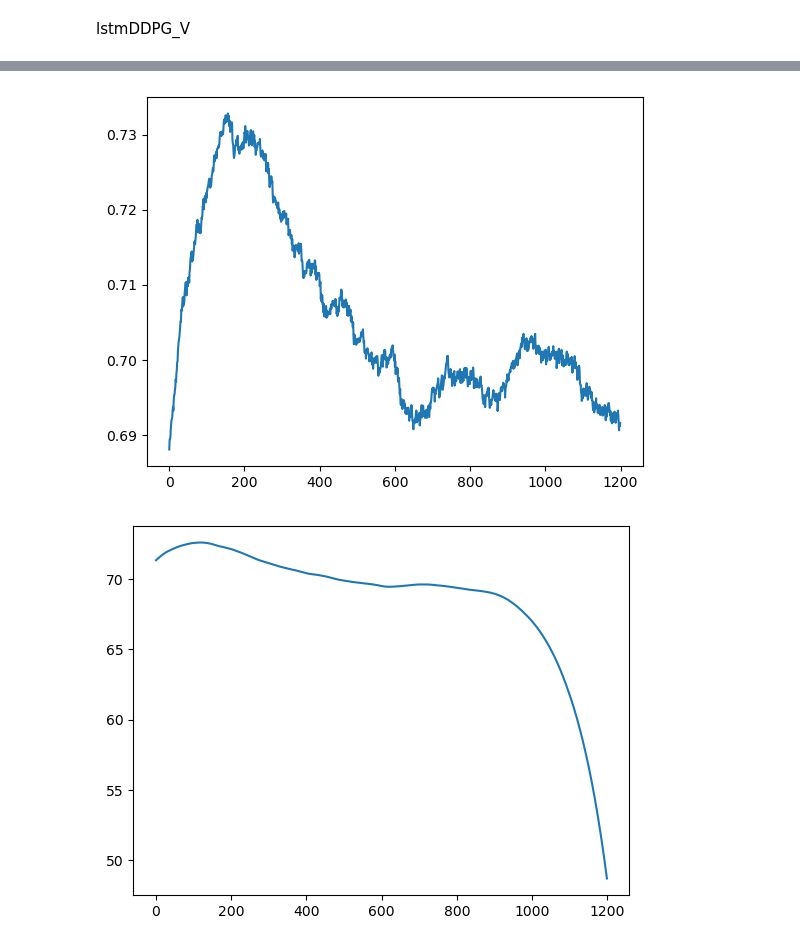
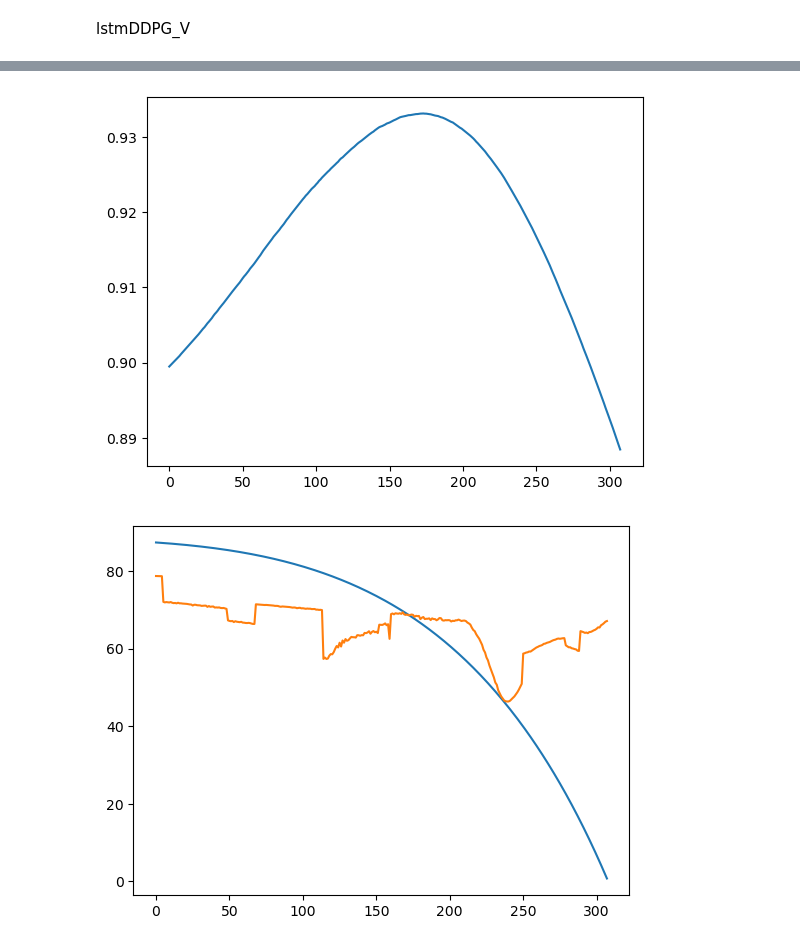
Before and after one commit to liziyao99/multi-debris-avoidance, a Jupyter notebook: test.ipynb, the cells around one changed output, grey strips where cells are left out. Saved outputs shown, nothing was run; the diff lists cells and outputs as text; code cells hidden in the pictures.

```diff
--- a/test.ipynb
+++ b/test.ipynb
@@ -552,7 +552,7 @@ gamma = 0.99
 
 from env.propagators.variableDebris import vdPropagator, vdPropagatorPlane
 # vdp = vdPropagator(10, 0.06, dt=0.3, device="cuda", safe_dist=100, p_new_debris=1e-3, gamma=None)
-vdp = vdPropagatorPlane(10, 0.06, dt=0.3, device="cuda", safe_dist=100, p_new_debris=1e-3, gamma=None)
+vdp = vdPropagatorPlane(10, 0.06, dt=0.3, device="cuda", safe_dist=100, p_new_debris=5e-2, gamma=None)
 vdp.collision_reward = -1.
 vdp.beta_action = 1/vdp.max_dist
 
@@ -576,9 +576,9 @@ LD = lstmDDPG_V(main_obs_dim=6,
               critic_lr = 5e-5,
               partial_dim=None,
               device=vdp.device)
-LD.load("../model/LD_V_2.ptd")
+# LD.load("../model/LD_V_2.ptd")
 
 from data.buffer import replayBuffer
 buffer_keys = ["primal_states", "debris_states", "primal_obss", "debris_obss", "values"]
-update_batchsize = 4096
+update_batchsize = 2048
 buffer = replayBuffer(buffer_keys, capacity=100000, minimal_size=2*update_batchsize, batch_size=update_batchsize)
@@ -585,3 +608,14 @@ buffer = replayBuffer(buffer_keys, capacity=100000, minimal_size=2*update_batchs
+# %%
+from agent.agent import setTransDDPG
+LD = setTransDDPG(main_obs_dim=6,
+                  sub_obs_dim=6,
+                  sub_feature_dim=6,
+                  action_dim=3,
+                  num_heads=3,
+                  encoder_depth=2,
+                  device=vdp.device,
+                  gamma=gamma,
+                  )
 # %%
 from rich.progress import Progress
 import numpy as np
@@ -682,6 +732,6 @@ plt.show()
 # %%
 Np = 1
-Nd = 10
+Nd = 1
 n_step = 1200
 
 collide = False
@@ -696,9 +746,16 @@ Datas = []
 Actions = torch.zeros((n_step, Np, 3))
 Rewards = torch.zeros((n_step, Np))
 Critics = torch.zeros((n_step, Np))
+
+LD._permute = True
+
+LD.init_OU_noise(Np, 1)
+LD._OU = True
 for step in range(n_step):
+    # actions, _ = LD.MPC(sp, sd, vdp, horizon=20)
+    _, actions = LD.act(op, od)
     # actions, _ = LD.act(op, od)
-    actions = LD.tree_act(sp, sd, vdp, 40, 4, max_gen=20)
+    # actions = LD.tree_act(sp, sd, vdp, 40, 4, max_gen=20)
     (next_sp, next_sd), rewards, dones, (next_op, next_od) = vdp.propagate(sp, sd, actions,
                                                                            discard_leaving=True,
                                                                            new_debris=True)
@@ -715,6 +772,7 @@ for step in range(n_step):
     if done_flags.all():
         collide = True
         break
+_step = step
 
 Values = torch.zeros((n_step, Np))
 for step in range(n_step-1, -1, -1):
@@ -741,10 +796,9 @@ plt.show()
 # %%
-plt.plot(Rewards.numpy())
+plt.plot(Rewards.numpy()[:_step,])
 plt.show()
-plt.plot(Values.numpy())
+plt.plot(Values.numpy()[:_step])
+plt.plot(Critics.numpy()[:_step])
 plt.show()
-plt.plot(Critics.numpy())
-plt.show()
 # %% [output]
-[figure, old version]
+[figure, new version]
-[figure, old version]
+[figure, new version]
```
Also changed, not shown: parts of 8 cells of this notebook, 7 other files.
